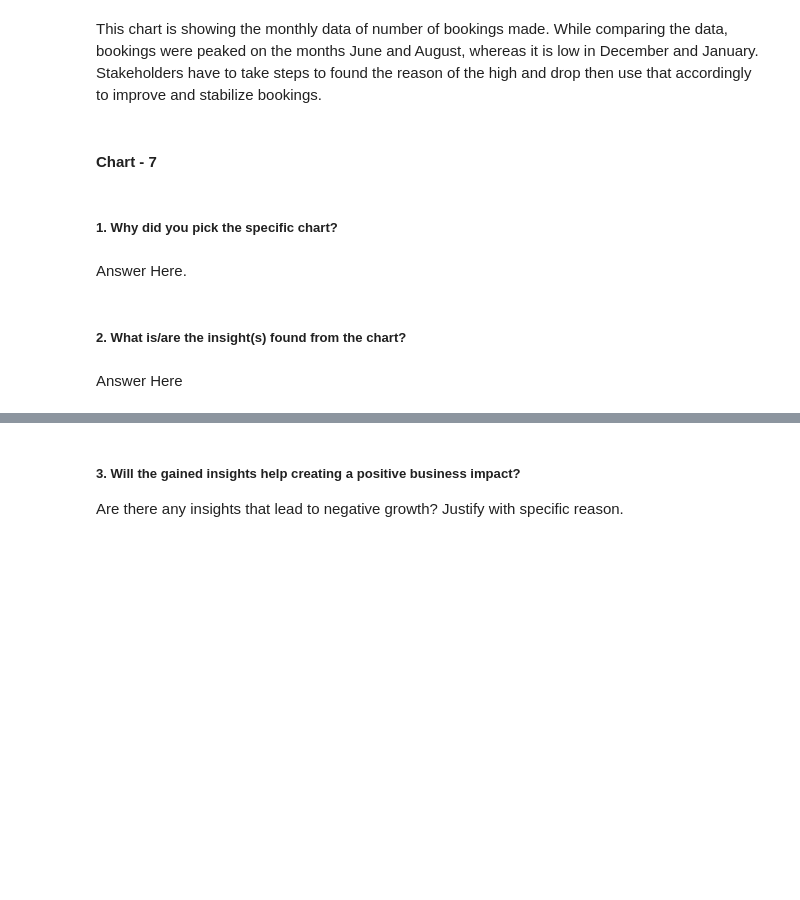
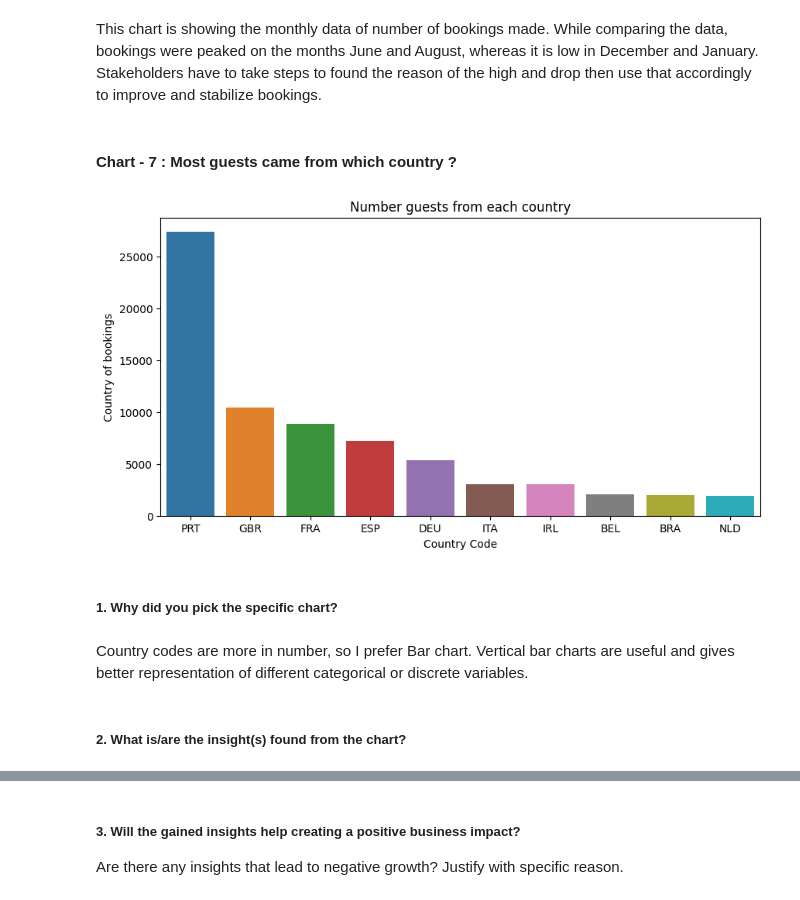
Before and after one commit to Rooban-Jeyasundar/EDA-Project, a Jupyter notebook: EDA_Submission_of_Hotel_Booking_Analysis.ipynb, the cells around one changed output, grey strips where cells are left out. Cells and saved outputs as stored; diff of their text form; code cells hidden in the pictures; blank space fills up the shorter version.

```diff
--- a/EDA_Submission_of_Hotel_Booking_Analysis.ipynb
+++ b/EDA_Submission_of_Hotel_Booking_Analysis.ipynb
@@ -676,4 +676,4 @@ Are there any insights that lead to negative growth? Justify with specific reaso
 # %% [markdown]
 This chart is showing the monthly data of number of bookings made. While comparing the data, bookings were peaked on the months June and August, whereas it is low in December and January. Stakeholders have to take steps to found the reason of the high and drop then use that accordingly to improve and stabilize bookings.
 # %% [markdown]
-#### Chart - 7
+#### Chart - 7 : Most guests came from which country ?
@@ -682,8 +680,22 @@ This chart is showing the monthly data of number of bookings made. While compari
+# %%
+# Chart - 7 visualization code
+
+#Picking the number of guests visited based on country
+
+Country_of_guests = hba_df1['country'].value_counts().reset_index().rename(columns={'index':'country', 'country':'guests count'})[:10]
+
+#Plotting the graph
+plt.figure(figsize=(10,5))
+sns.barplot(x=Country_of_guests['country'], y=Country_of_guests['guests count'],order=Country_of_guests['country'])
+plt.title('Number guests from each country')
+plt.xlabel('Country Code')
+plt.ylabel('Country of bookings')
+plt.show()
+# %% [output]
+[figure, added]
 # %% [markdown]
 ##### 1. Why did you pick the specific chart?
-# %% [markdown]
-Answer Here.
+# %% [markdown]
+Country codes are more in number, so I prefer Bar chart.  Vertical bar charts are useful and gives better representation of  different categorical or discrete variables.
 # %% [markdown]
 ##### 2. What is/are the insight(s) found from the chart?
-# %% [markdown]
-Answer Here
```
Also changed, not shown: parts of 32 cells of this notebook.
